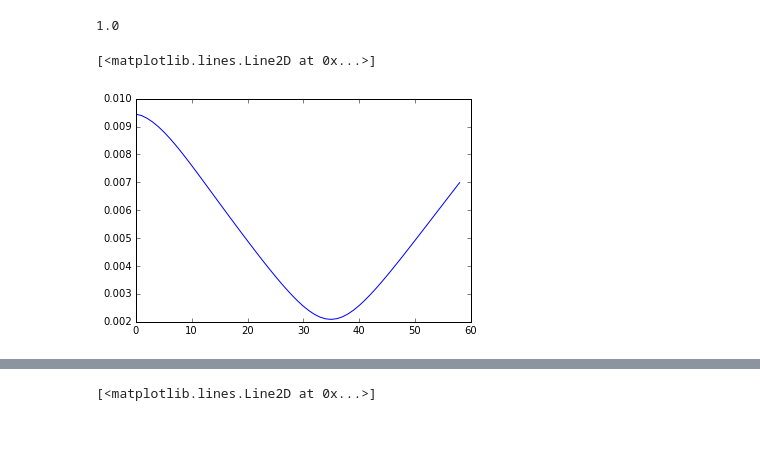
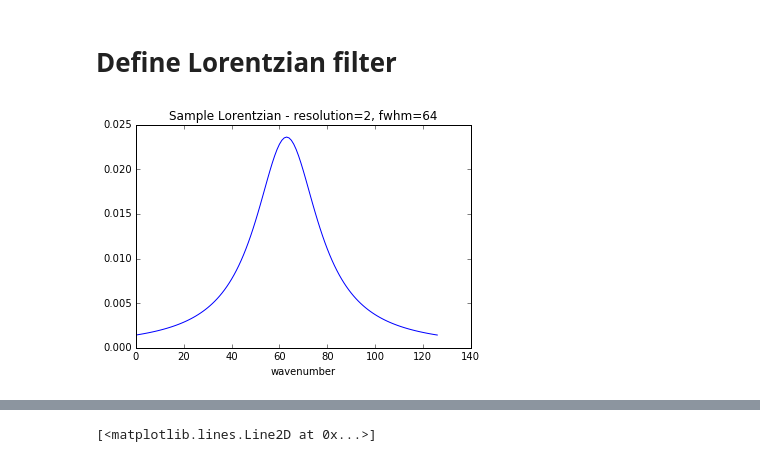
Before and after one commit to bmrg/convolute, a Jupyter notebook: Convolute.ipynb, the cells around one changed output, grey strips where cells are left out. Saved outputs shown, nothing was run; the diff lists cells and outputs as text; code cells hidden in the pictures; blank space fills up the shorter version.

```diff
--- a/Convolute.ipynb
+++ b/Convolute.ipynb
@@ -27,18 +36,19 @@ plt.show()
+# %% [markdown]
+# Define Lorentzian filter
 # %%
 def makeLorentzianFilter(resolution,fwhm):
     f = []
     for idx in  range( (int)(2*fwhm/resolution)):
         x= 2*resolution *idx / fwhm
         f.append(1.0/(1.0+(x*x)))
     result =  list(reversed(f))[:-1]
     result.extend(f)
     result = np.divide(result,np.sum(result))
     return result
+plt.plot(makeLorentzianFilter(2,64))
+plt.title('Sample Lorentzian - resolution=2, fwhm=64')
+plt.ylabel('')
+plt.xlabel("wavenumber")
+plt.show()
+# %% [output]
+[figure, added]
-# %%
-def makeBoxFilter(resolution,fwhm):
-    return [1.0 / fwhm for x in range(fwhm)]
-
-f = makeBoxFilter (2, 10)
-print (np.sum(f))
-# %% [output]
-1.0
@@ -47,17 +54,0 @@ def makeTriangleFilter(resolution,fwhm):
-# %%
-test = rows[4]
-target = rows[0]
-std = []
-
-for bw in range(1,60):
-    f = makeFilter(2,bw)
-    conv = np.convolve(test,f,'same')
-    diff = np.subtract(conv,target)
-    std.append(np.std(diff[200:-200]))
-#    plt.plot(wn[3000:-200],diff[3000:-200])
-#    plt.ylim((-0.03,0.04))
-#    plt.show()
-plt.plot(std)
-# %% [output]
-[<matplotlib.lines.Line2D at 0x...>]
-[figure, removed]
```
Also changed, not shown: parts of 12 cells of this notebook.
